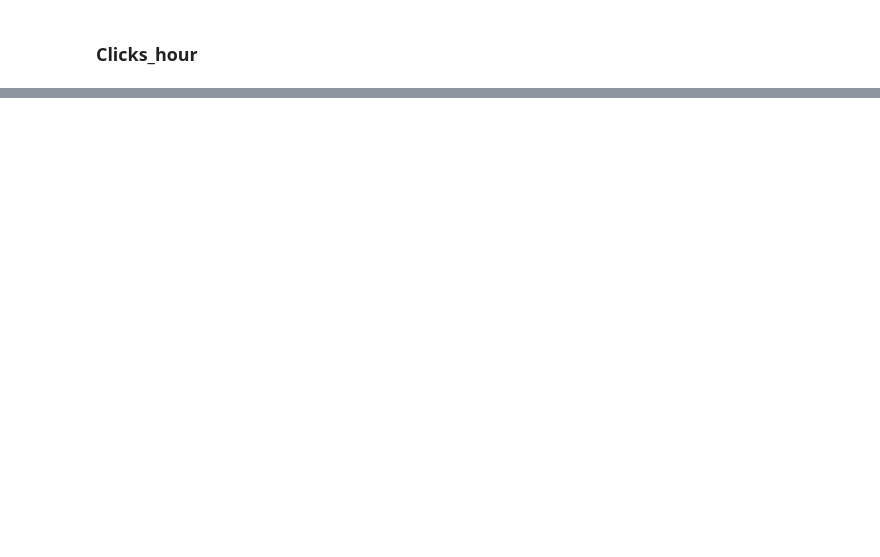
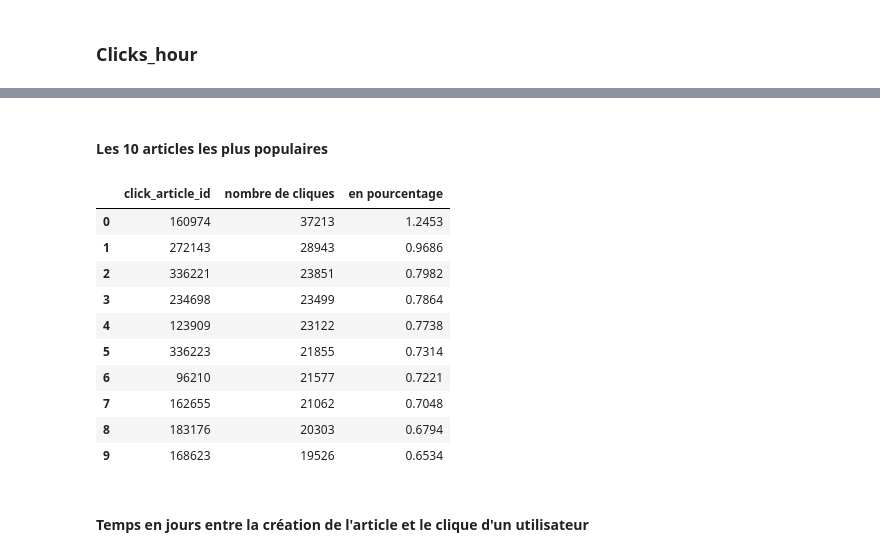
Before and after one commit to NicolasPagny/Projet_10, a Jupyter notebook: analyses.ipynb, the cells around one changed output, grey strips where cells are left out. Saved outputs shown, nothing was run; the diff lists cells and outputs as text; code cells hidden in the pictures; blank space fills up the shorter version.

```diff
--- a/Sandbox copy.ipynb
+++ b/analyses.ipynb
@@ -557,0 +456,21 @@ for i in click_country_category["click_country"].unique():
+# %% [markdown]
+#### Les 10 articles les plus populaires
+# %%
+most_popular_articles = pd.DataFrame(nb_clicked_per_article.head(10)).reset_index()
+most_popular_articles = most_popular_articles.rename(columns={"user_id": "nombre de cliques"})
+most_popular_articles["en pourcentage"] = most_popular_articles["nombre de cliques"].apply(lambda x : round(x/nb_clicked_per_article.sum()*100, 4))
+most_popular_articles
+# %% [output]
+|  | click_article_id | nombre de cliques | en pourcentage |
+| 0 | 160974 | 37213 | 1.2453 |
+| 1 | 272143 | 28943 | 0.9686 |
+| 2 | 336221 | 23851 | 0.7982 |
+| 3 | 234698 | 23499 | 0.7864 |
+| 4 | 123909 | 23122 | 0.7738 |
+| 5 | 336223 | 21855 | 0.7314 |
+| 6 | 96210 | 21577 | 0.7221 |
+| 7 | 162655 | 21062 | 0.7048 |
+| 8 | 183176 | 20303 | 0.6794 |
+| 9 | 168623 | 19526 | 0.6534 |
+# %% [markdown]
+#### Temps en jours entre la création de l'article et le clique d'un utilisateur
```
Also changed, not shown: parts of 45 cells of this notebook, 8 other files.
